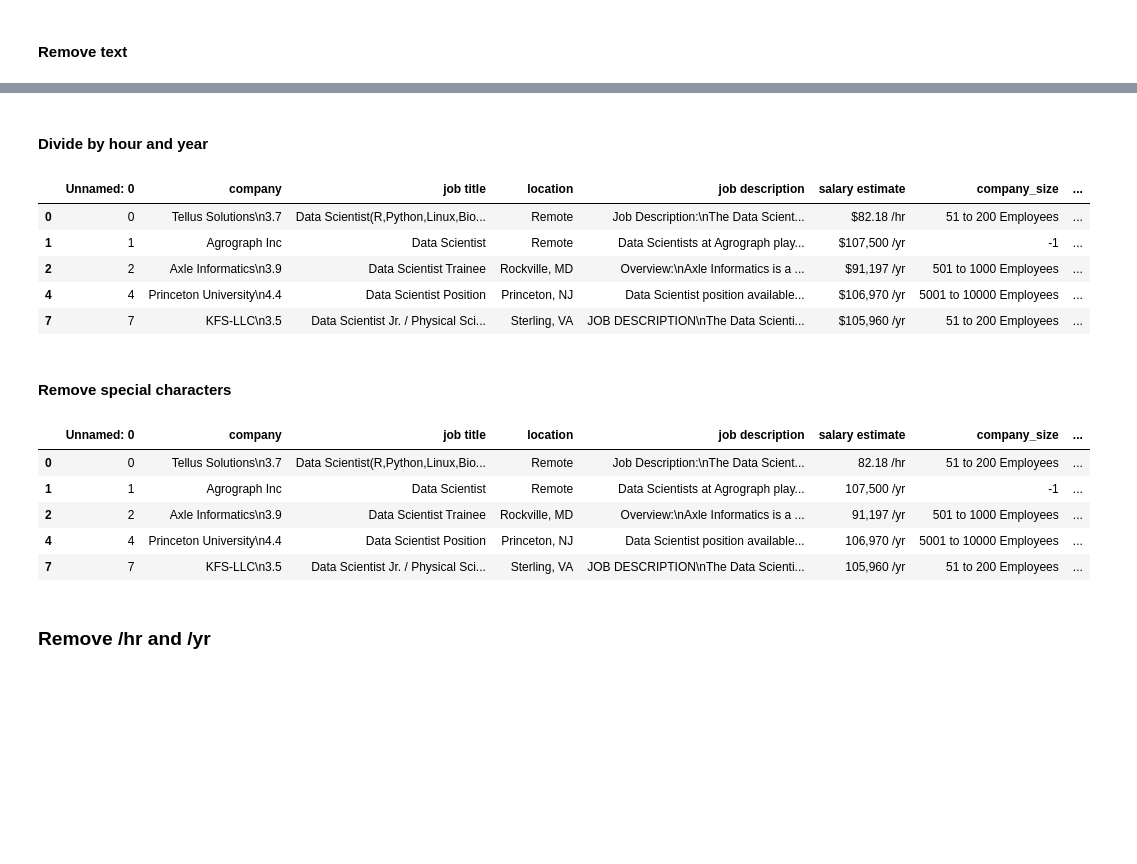
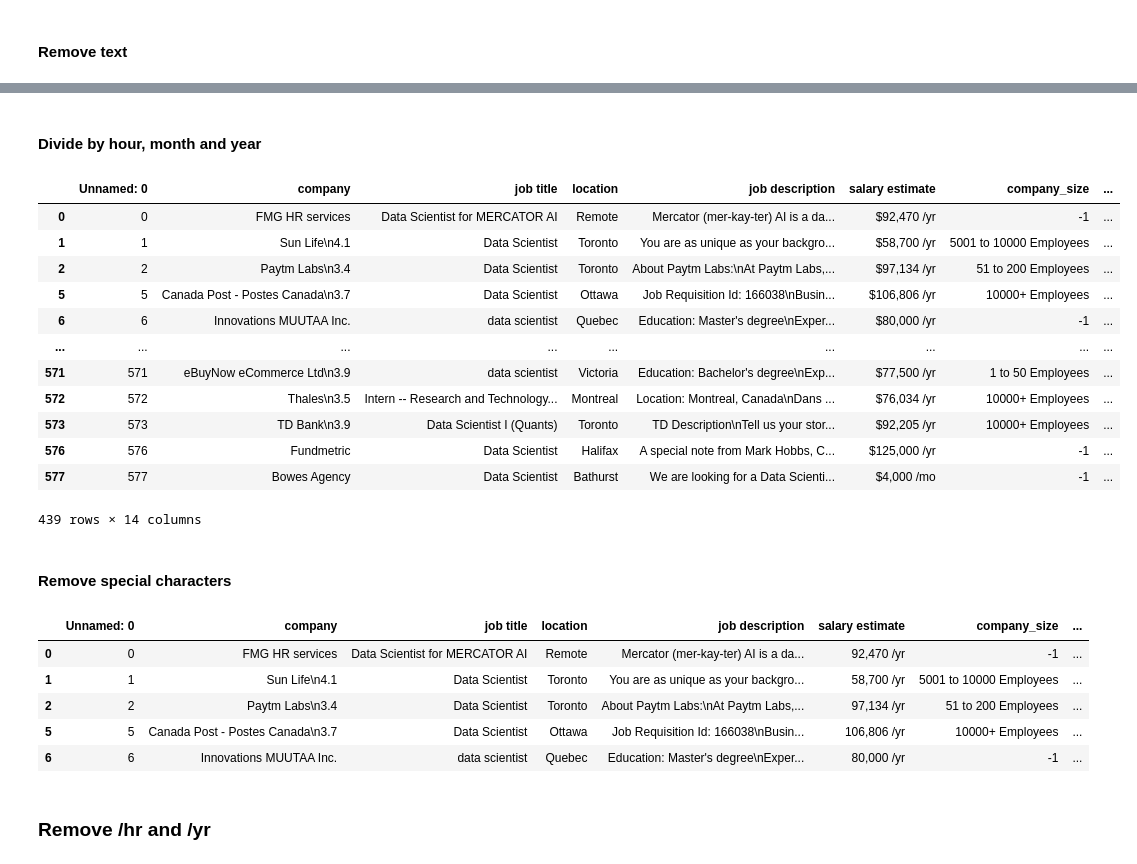
Before and after one commit to Mausoleoo/Salary_Prediction, a Jupyter notebook: Data Cleaning.ipynb, the cells around one changed output, grey strips where cells are left out. Saved outputs shown, nothing was run; the diff lists cells and outputs as text; code cells hidden in the pictures; blank space fills up the shorter version.

Commit message:
CSV from San Francisco were deleted and Canada CSV were added

```diff
--- a/Data Cleaning.ipynb
+++ b/Data Cleaning.ipynb
@@ -1,7 +1,7 @@
 # %%
 import pandas as pd
 # %%
-df = pd.read_csv('data scientist.csv')
+df = pd.read_csv('data scientist_Canada.csv')
 # %%
 df.shape
 # %% [output]
@@ -66,16 +66,24 @@ df
 # %% [markdown]
-#### Divide by hour and year
+#### Divide by hour, month and year
 # %%
 df['hourly'] = df['salary estimate'].apply(lambda x:1 if 'hr' in x.lower() else 0)
+df['month'] = df['salary estimate'].apply(lambda x:1 if 'mo' in x.lower() else 0)
 # %%
-df.head()
+df
 # %% [output]
 |  | Unnamed: 0 | company | job title | location | job description | salary estimate | company_size | ... |
-| 0 | 0 | Tellus Solutions\n3.7 | Data Scientist(R,Python,Linux,Bio... | Remote | Job Description:\nThe Data Scient... | $82.18 /hr | 51 to 200 Employees | ... |
-| 1 | 1 | Agrograph Inc | Data Scientist | Remote | Data Scientists at Agrograph play... | $107,500 /yr | -1 | ... |
-| 2 | 2 | Axle Informatics\n3.9 | Data Scientist Trainee | Rockville, MD | Overview:\nAxle Informatics is a ... | $91,197 /yr | 501 to 1000 Employees | ... |
-| 4 | 4 | Princeton University\n4.4 | Data Scientist Position | Princeton, NJ | Data Scientist position available... | $106,970 /yr | 5001 to 10000 Employees | ... |
-| 7 | 7 | KFS-LLC\n3.5 | Data Scientist Jr. / Physical Sci... | Sterling, VA | JOB DESCRIPTION\nThe Data Scienti... | $105,960 /yr | 51 to 200 Employees | ... |
+| 0 | 0 | FMG HR services | Data Scientist for MERCATOR AI | Remote | Mercator (mer-kay-ter) AI is a da... | $92,470 /yr | -1 | ... |
+| 1 | 1 | Sun Life\n4.1 | Data Scientist | Toronto | You are as unique as your backgro... | $58,700 /yr | 5001 to 10000 Employees | ... |
+| 2 | 2 | Paytm Labs\n3.4 | Data Scientist | Toronto | About Paytm Labs:\nAt Paytm Labs,... | $97,134 /yr | 51 to 200 Employees | ... |
+| 5 | 5 | Canada Post - Postes Canada\n3.7 | Data Scientist | Ottawa | Job Requisition Id: 166038\nBusin... | $106,806 /yr | 10000+ Employees | ... |
+| 6 | 6 | Innovations MUUTAA Inc. | data scientist | Quebec | Education: Master's degree\nExper... | $80,000 /yr | -1 | ... |
+| ... | ... | ... | ... | ... | ... | ... | ... | ... |
+| 571 | 571 | eBuyNow eCommerce Ltd\n3.9 | data scientist | Victoria | Education: Bachelor's degree\nExp... | $77,500 /yr | 1 to 50 Employees | ... |
+| 572 | 572 | Thales\n3.5 | Intern -- Research and Technology... | Montreal | Location: Montreal, Canada\nDans ... | $76,034 /yr | 10000+ Employees | ... |
+| 573 | 573 | TD Bank\n3.9 | Data Scientist I (Quants) | Toronto | TD Description\nTell us your stor... | $92,205 /yr | 10000+ Employees | ... |
+| 576 | 576 | Fundmetric | Data Scientist | Halifax | A special note from Mark Hobbs, C... | $125,000 /yr | -1 | ... |
+| 577 | 577 | Bowes Agency | Data Scientist | Bathurst | We are looking for a Data Scienti... | $4,000 /mo | -1 | ... |
+439 rows × 14 columns
 # %% [markdown]
 #### Remove special characters
 # %%
@@ -84,11 +92,11 @@ df['salary estimate'] = df['salary estimate'].apply(lambda x: x.lower().replace(
 df.head()
 # %% [output]
 |  | Unnamed: 0 | company | job title | location | job description | salary estimate | company_size | ... |
-| 0 | 0 | Tellus Solutions\n3.7 | Data Scientist(R,Python,Linux,Bio... | Remote | Job Description:\nThe Data Scient... | 82.18 /hr | 51 to 200 Employees | ... |
-| 1 | 1 | Agrograph Inc | Data Scientist | Remote | Data Scientists at Agrograph play... | 107,500 /yr | -1 | ... |
-| 2 | 2 | Axle Informatics\n3.9 | Data Scientist Trainee | Rockville, MD | Overview:\nAxle Informatics is a ... | 91,197 /yr | 501 to 1000 Employees | ... |
-| 4 | 4 | Princeton University\n4.4 | Data Scientist Position | Princeton, NJ | Data Scientist position available... | 106,970 /yr | 5001 to 10000 Employees | ... |
-| 7 | 7 | KFS-LLC\n3.5 | Data Scientist Jr. / Physical Sci... | Sterling, VA | JOB DESCRIPTION\nThe Data Scienti... | 105,960 /yr | 51 to 200 Employees | ... |
+| 0 | 0 | FMG HR services | Data Scientist for MERCATOR AI | Remote | Mercator (mer-kay-ter) AI is a da... | 92,470 /yr | -1 | ... |
+| 1 | 1 | Sun Life\n4.1 | Data Scientist | Toronto | You are as unique as your backgro... | 58,700 /yr | 5001 to 10000 Employees | ... |
+| 2 | 2 | Paytm Labs\n3.4 | Data Scientist | Toronto | About Paytm Labs:\nAt Paytm Labs,... | 97,134 /yr | 51 to 200 Employees | ... |
+| 5 | 5 | Canada Post - Postes Canada\n3.7 | Data Scientist | Ottawa | Job Requisition Id: 166038\nBusin... | 106,806 /yr | 10000+ Employees | ... |
+| 6 | 6 | Innovations MUUTAA Inc. | data scientist | Quebec | Education: Master's degree\nExper... | 80,000 /yr | -1 | ... |
 # %% [markdown]
 ### Remove /hr and /yr
 # %%
```
Also changed, not shown: parts of 21 cells of this notebook, 9 other files.
